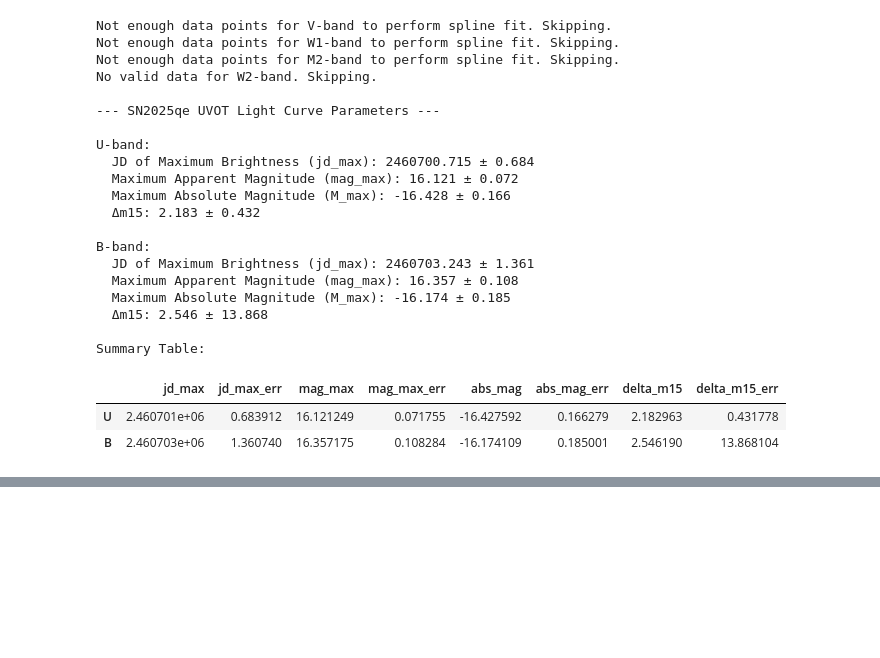
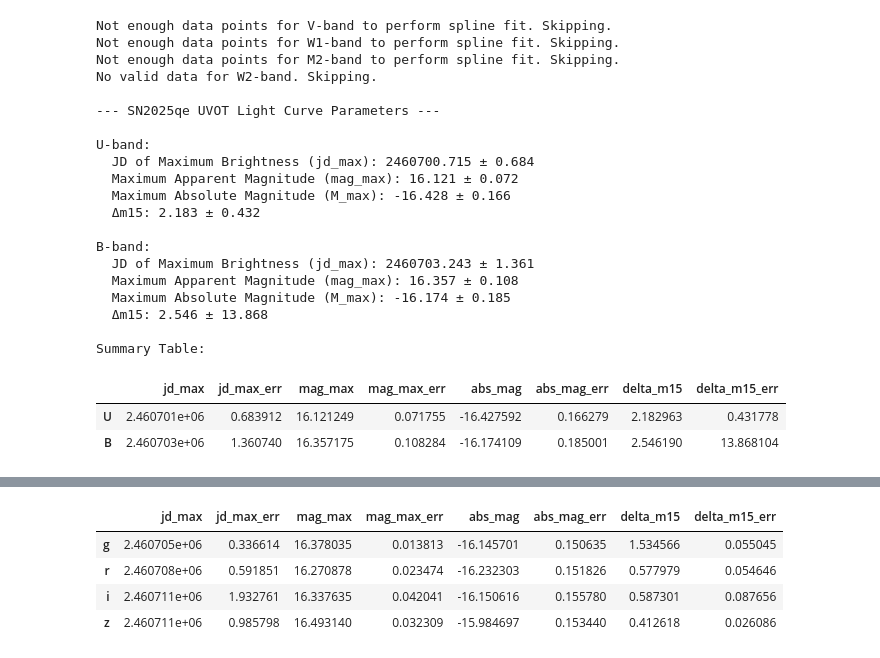
Before and after one commit to Prathamesh-kadam/SN2025qe-, a Jupyter notebook: 2025qe.ipynb, the cells around one changed output, grey strips where cells are left out. Cells and saved outputs as stored; diff of their text form; code cells hidden in the pictures; blank space fills up the shorter version.

```diff
--- a/2025qe.ipynb
+++ b/2025qe.ipynb
@@ -762,0 +1161,80 @@ Summary Table:
+# %%
+import numpy as np
+from astropy.stats import sigma_clipped_stats
+import extinction # Already imported in original notebook
+
+# Astrophysical parameters for absolute magnitude calculation (from previous cells)
+E_BV = 0.02
+E_BV_err = 0.0003
+modulus = 32.45
+modulus_err = 0.15
+
+results = {}
+
+for f, data in processed_data.items():
+    jd = data['JD']
+    mag = data['mag']
+    mag_err = data['mag_err']
+
+    # Convert simulation results to numpy arrays and clean NaNs for sigma_clipped_stats
+    jd_max_sim = data['jd_max_sim'][~np.isnan(data['jd_max_sim'])]
+    mag_max_sim = data['mag_max_sim'][~np.isnan(data['mag_max_sim'])]
+    delta_m15_sim = data['delta_m15_sim'][~np.isnan(data['delta_m15_sim'])]
+
+    # --- Sigma-Clipped Stats for Monte Carlo results ---
+    if len(jd_max_sim) > 0:
+        jd_max_mean, _, jd_max_std = sigma_clipped_stats(jd_max_sim)
+    else:
+        jd_max_mean, jd_max_std = np.nan, np.nan
+
+    if len(mag_max_sim) > 0:
+        mag_max_mean, _, mag_max_std = sigma_clipped_stats(mag_max_sim)
+    else:
+        mag_max_mean, mag_max_std = np.nan, np.nan
+
+    if len(delta_m15_sim) > 0:
+        delta_m15_mean, _, delta_m15_std = sigma_clipped_stats(delta_m15_sim)
+    else:
+        delta_m15_mean, delta_m15_std = np.nan, np.nan
+
+    # Calculate Absolute Magnitude (using original filters_info for wave)
+    filter_wave = filters_info[f]['wave']
+    Av = 3.1 * E_BV
+    wave_angstrom = np.array([filter_wave])
+    ext = extinction.fm07(wave_angstrom, Av)[0]
+
+    # Propagate error for absolute magnitude
+    # abs_mag = mag_max - modulus - extinction_correction
+    # abs_mag_err = sqrt(mag_max_err^2 + modulus_err^2 + extinction_err^2)
+    # Assuming negligible error in E_BV for extinction_err for simplicity unless E_BV_err is explicitly used in extinction.fm07 error propagation
+    # For this exercise, we'll propagate modulus_err and mag_max_std.
+    abs_mag_max = mag_max_mean - modulus - ext
+    abs_mag_max_err = np.sqrt((mag_max_std)**2 + (modulus_err)**2)
+
+    # Store results in the main results dictionary
+    results[f] = {
+        'jd_max': jd_max_mean,
+        'jd_max_err': jd_max_std,
+        'mag_max': mag_max_mean,
+        'mag_max_err': mag_max_std,
+        'abs_mag': abs_mag_max,
+        'abs_mag_err': abs_mag_max_err,
+        'delta_m15': delta_m15_mean,
+        'delta_m15_err': delta_m15_std
+    }
+
+# Create a DataFrame from the results for better presentation
+import pandas as pd
+summary_df = pd.DataFrame.from_dict(results, orient='index')
+
+# --- Output Results ---
+print("\n--- Summary of Light Curve Parameters ---")
+for f, row in summary_df.iterrows():
+    print(f"\n{f.upper()}-band:")
+    print(f"  JD of Maximum Brightness (jd_max): {row['jd_max']:.3f} \u00B1 {row['jd_max_err']:.3f}")
+    print(f"  Maximum Apparent Magnitude (mag_max): {row['mag_max']:.3f} \u00B1 {row['mag_max_err']:.3f}")
+    print(f"  Maximum Absolute Magnitude (M_max): {row['abs_mag']:.3f} \u00B1 {row['abs_mag_err']:.3f}")
+    print(f"  \u0394m15: {row['delta_m15']:.3f} \u00B1 {row['delta_m15_err']:.3f}")
+
+display(summary_df)
+# %% [output]
@@ -762,0 +1258,5 @@ Summary Table:
+|  | jd_max | jd_max_err | mag_max | mag_max_err | abs_mag | abs_mag_err | delta_m15 | delta_m15_err |
+| g | 2.460705e+06 | 0.336614 | 16.378035 | 0.013813 | -16.145701 | 0.150635 | 1.534566 | 0.055045 |
+| r | 2.460708e+06 | 0.591851 | 16.270878 | 0.023474 | -16.232303 | 0.151826 | 0.577979 | 0.054646 |
+| i | 2.460711e+06 | 1.932761 | 16.337635 | 0.042041 | -16.150616 | 0.155780 | 0.587301 | 0.087656 |
+| z | 2.460711e+06 | 0.985798 | 16.493140 | 0.032309 | -15.984697 | 0.153440 | 0.412618 | 0.026086 |
```
Also changed, not shown: parts of 7 cells of this notebook.
